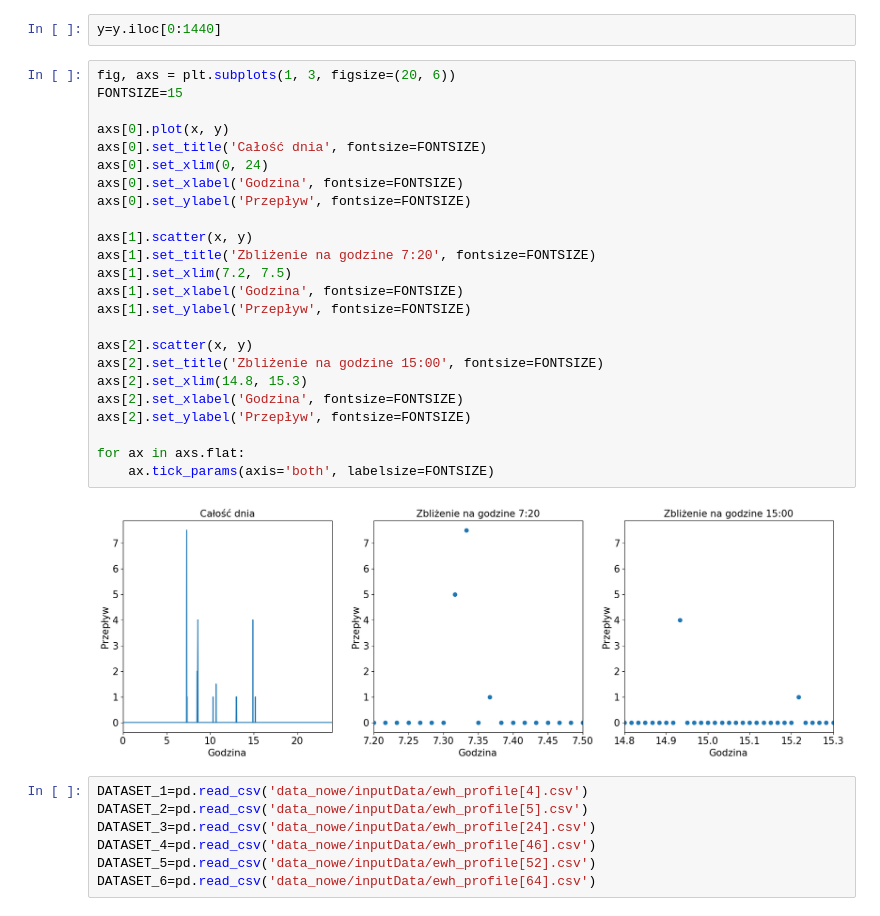
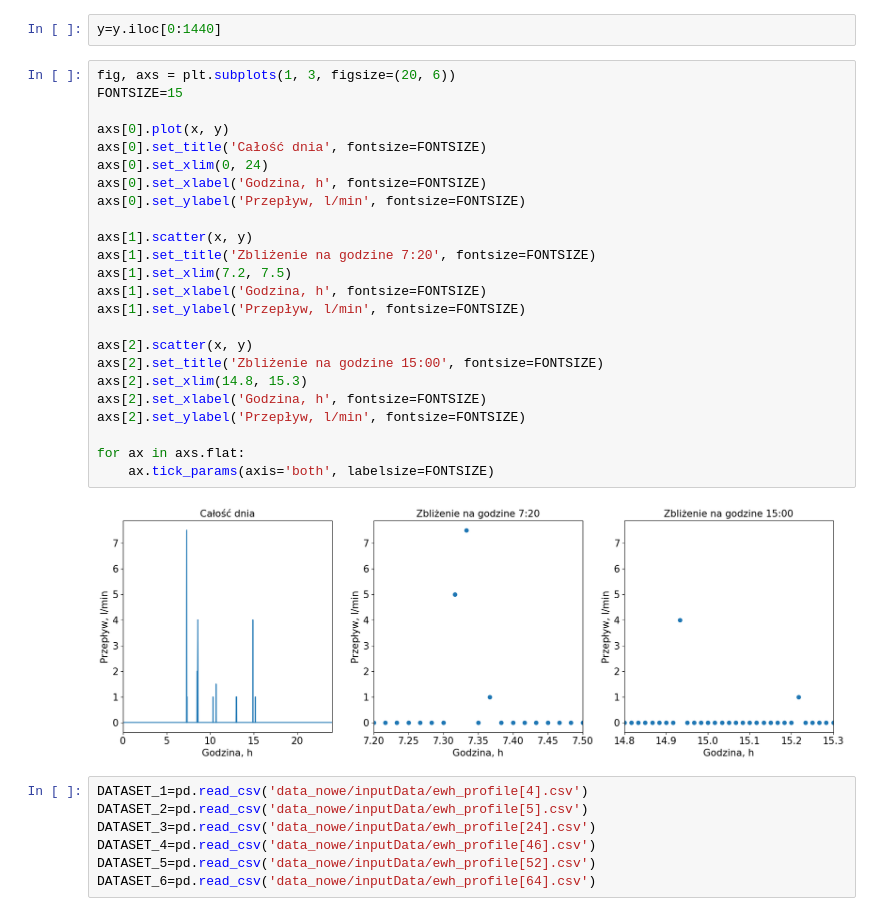
Before and after one commit to KulsonKula/Analiza-i-modelowanie-procesow-zwiazanych-z-systemem-centralnego-ogrzewania, a Jupyter notebook: Dane/display_data.IPYNB, the cells around one changed output. Cells and saved outputs as stored; diff of their text form.

```diff
--- a/Dane/display_data.IPYNB
+++ b/Dane/display_data.IPYNB
@@ -28,29 +28,29 @@ y=y.iloc[0:1440]
 # %%
 fig, axs = plt.subplots(1, 3, figsize=(20, 6))
 FONTSIZE=15
 
 axs[0].plot(x, y)
 axs[0].set_title('Całość dnia', fontsize=FONTSIZE)
 axs[0].set_xlim(0, 24)
-axs[0].set_xlabel('Godzina', fontsize=FONTSIZE)
-axs[0].set_ylabel('Przepływ', fontsize=FONTSIZE)
+axs[0].set_xlabel('Godzina, h', fontsize=FONTSIZE)
+axs[0].set_ylabel('Przepływ, l/min', fontsize=FONTSIZE)
 
 axs[1].scatter(x, y)
 axs[1].set_title('Zbliżenie na godzine 7:20', fontsize=FONTSIZE)
 axs[1].set_xlim(7.2, 7.5)
-axs[1].set_xlabel('Godzina', fontsize=FONTSIZE)
-axs[1].set_ylabel('Przepływ', fontsize=FONTSIZE)
+axs[1].set_xlabel('Godzina, h', fontsize=FONTSIZE)
+axs[1].set_ylabel('Przepływ, l/min', fontsize=FONTSIZE)
 
 axs[2].scatter(x, y)
 axs[2].set_title('Zbliżenie na godzine 15:00', fontsize=FONTSIZE)
 axs[2].set_xlim(14.8, 15.3)
-axs[2].set_xlabel('Godzina', fontsize=FONTSIZE)
-axs[2].set_ylabel('Przepływ', fontsize=FONTSIZE)
+axs[2].set_xlabel('Godzina, h', fontsize=FONTSIZE)
+axs[2].set_ylabel('Przepływ, l/min', fontsize=FONTSIZE)
 
 for ax in axs.flat:
     ax.tick_params(axis='both', labelsize=FONTSIZE)
 # %% [output]
-[figure, old version]
+[figure, new version]
 # %%
 DATASET_1=pd.read_csv('data_nowe/inputData/ewh_profile[4].csv')
 DATASET_2=pd.read_csv('data_nowe/inputData/ewh_profile[5].csv')
```
Also changed, not shown: parts of 1 cell of this notebook, 14 other files.
